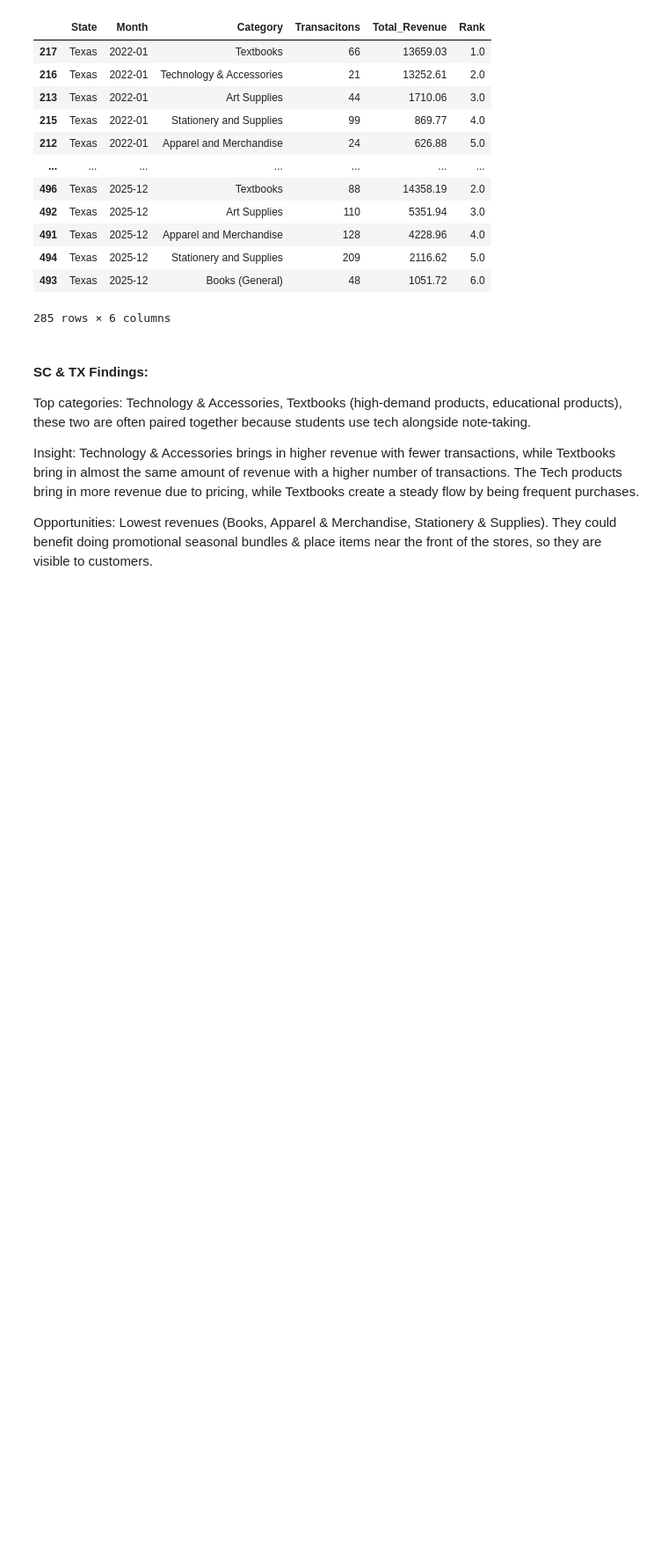
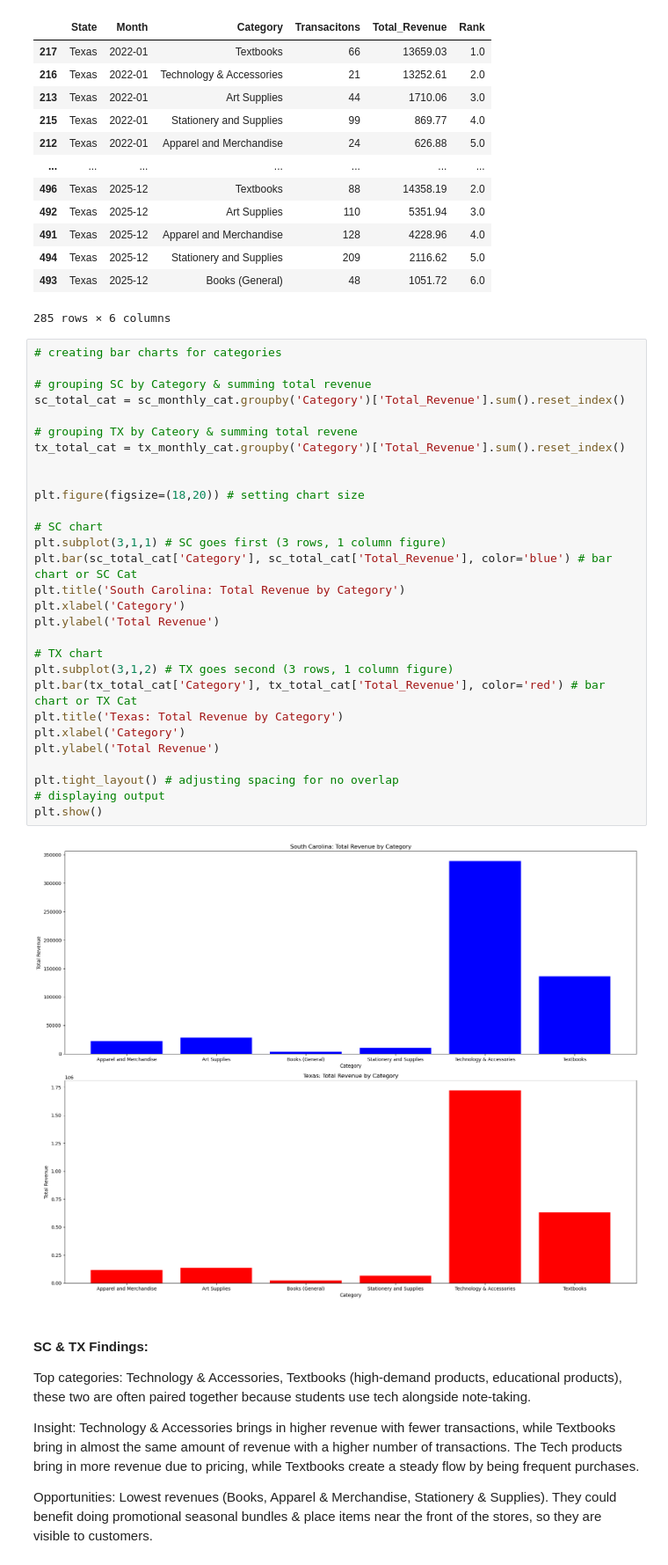
Before and after one commit to anchan-hm/Capstone_2, a Jupyter notebook: Chanthadara_sales_analysis.ipynb, the cells around one changed output. Shown at 88% size. Cells and saved outputs as stored; diff of their text form; blank space fills up the shorter version.

```diff
--- a/Chanthadara_sales_analysis.ipynb
+++ b/Chanthadara_sales_analysis.ipynb
@@ -446,6 +446,37 @@ tx_monthly_cat_sort
 | 494 | Texas | 2025-12 | Stationery and Supplies | 209 | 2116.62 | 5.0 |
 | 493 | Texas | 2025-12 | Books (General) | 48 | 1051.72 | 6.0 |
 285 rows × 6 columns
+# %%
+# creating bar charts for categories
+
+# grouping SC by Category & summing total revenue
+sc_total_cat = sc_monthly_cat.groupby('Category')['Total_Revenue'].sum().reset_index()
+
+# grouping TX by Cateory & summing total revene
+tx_total_cat = tx_monthly_cat.groupby('Category')['Total_Revenue'].sum().reset_index()
+
+
+plt.figure(figsize=(18,20)) # setting chart size
+
+# SC chart
+plt.subplot(3,1,1) # SC goes first (3 rows, 1 column figure)
+plt.bar(sc_total_cat['Category'], sc_total_cat['Total_Revenue'], color='blue') # bar chart or SC Cat
+plt.title('South Carolina: Total Revenue by Category')
+plt.xlabel('Category')
+plt.ylabel('Total Revenue')
+
+# TX chart
+plt.subplot(3,1,2) # TX goes second (3 rows, 1 column figure)
+plt.bar(tx_total_cat['Category'], tx_total_cat['Total_Revenue'], color='red') # bar chart or TX Cat
+plt.title('Texas: Total Revenue by Category')
+plt.xlabel('Category')
+plt.ylabel('Total Revenue')
+
+plt.tight_layout() # adjusting spacing for no overlap
+# displaying output
+plt.show()
+# %% [output]
+[figure, added]
 # %% [markdown]
 #### SC & TX Findings:
 Top categories: Technology & Accessories, Textbooks (high-demand products, educational products),
```
